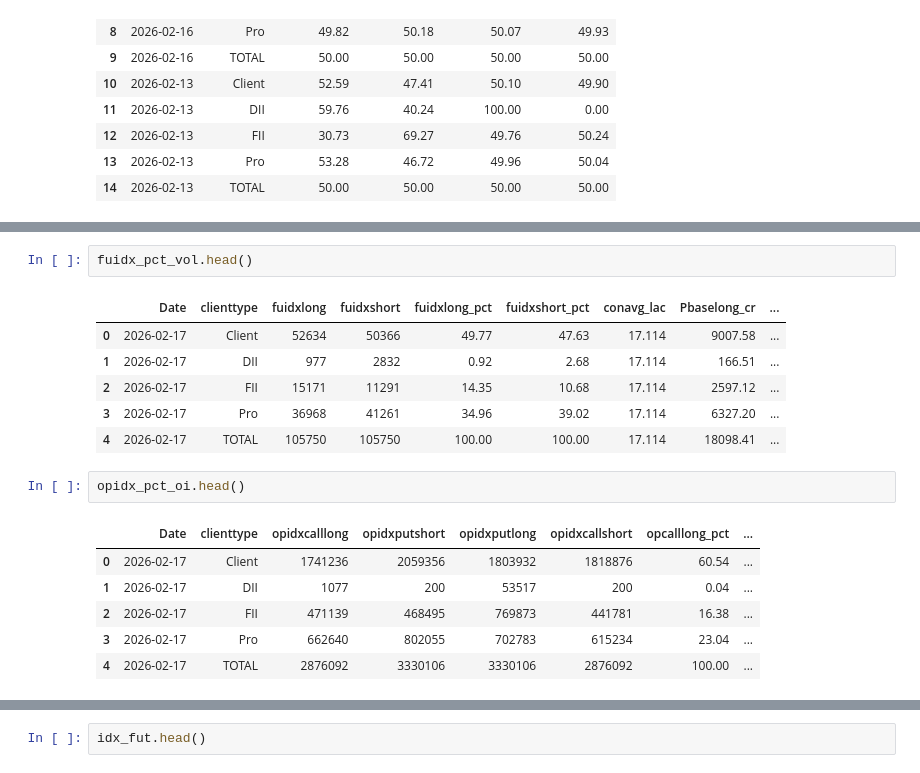
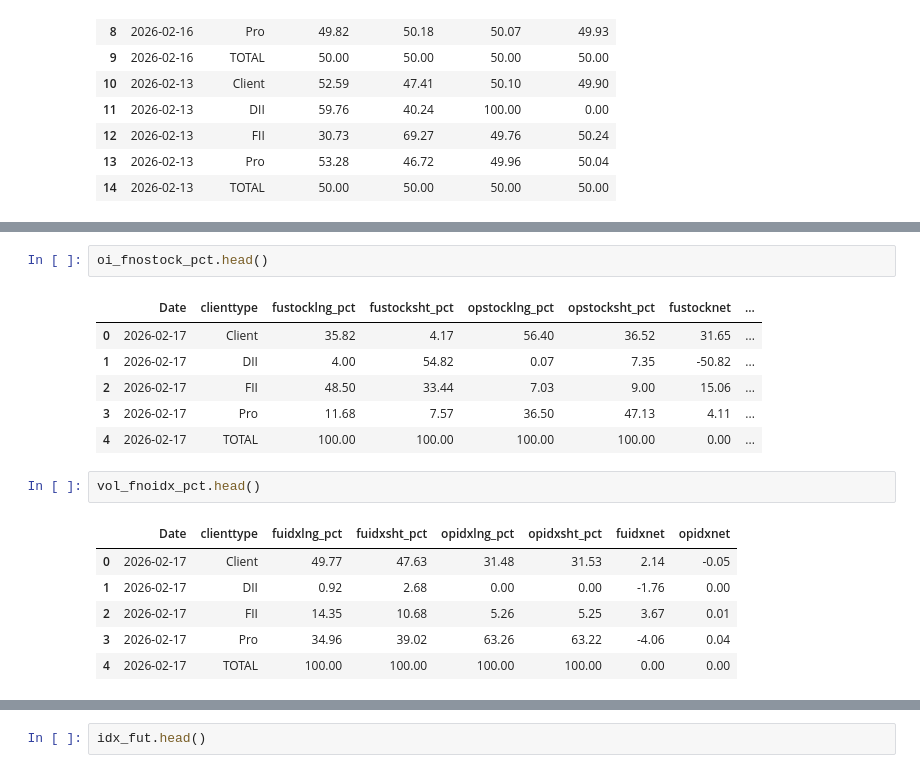
Before and after one commit to shailsun28/stockshortlisting, a Jupyter notebook: Untitled1.ipynb, the cells around one changed output, grey strips where cells are left out. Cells and saved outputs as stored; diff of their text form.

```diff
--- a/Untitled1.ipynb
+++ b/Untitled1.ipynb
@@ -506,21 +507,21 @@ print("The Task Completed Successfully at ", datetime.now())
 The Task start at  2026-02-18 01:59:19.845776
 The Task Completed Successfully at  2026-02-18 01:59:19.998989
 # %%
-fuidx_pct_vol.head()
+oi_fnostock_pct.head()
 # %% [output]
-|  | Date | clienttype | fuidxlong | fuidxshort | fuidxlong_pct | fuidxshort_pct | conavg_lac | Pbaselong_cr | ... |
-| 0 | 2026-02-17 | Client | 52634 | 50366 | 49.77 | 47.63 | 17.114 | 9007.58 | ... |
-| 1 | 2026-02-17 | DII | 977 | 2832 | 0.92 | 2.68 | 17.114 | 166.51 | ... |
-| 2 | 2026-02-17 | FII | 15171 | 11291 | 14.35 | 10.68 | 17.114 | 2597.12 | ... |
-| 3 | 2026-02-17 | Pro | 36968 | 41261 | 34.96 | 39.02 | 17.114 | 6327.20 | ... |
-| 4 | 2026-02-17 | TOTAL | 105750 | 105750 | 100.00 | 100.00 | 17.114 | 18098.41 | ... |
+|  | Date | clienttype | fustocklng_pct | fustocksht_pct | opstocklng_pct | opstocksht_pct | fustocknet | ... |
+| 0 | 2026-02-17 | Client | 35.82 | 4.17 | 56.40 | 36.52 | 31.65 | ... |
+| 1 | 2026-02-17 | DII | 4.00 | 54.82 | 0.07 | 7.35 | -50.82 | ... |
+| 2 | 2026-02-17 | FII | 48.50 | 33.44 | 7.03 | 9.00 | 15.06 | ... |
+| 3 | 2026-02-17 | Pro | 11.68 | 7.57 | 36.50 | 47.13 | 4.11 | ... |
+| 4 | 2026-02-17 | TOTAL | 100.00 | 100.00 | 100.00 | 100.00 | 0.00 | ... |
 # %%
-opidx_pct_oi.head()
+vol_fnoidx_pct.head()
 # %% [output]
-|  | Date | clienttype | opidxcalllong | opidxputshort | opidxputlong | opidxcallshort | opcalllong_pct | ... |
-| 0 | 2026-02-17 | Client | 1741236 | 2059356 | 1803932 | 1818876 | 60.54 | ... |
-| 1 | 2026-02-17 | DII | 1077 | 200 | 53517 | 200 | 0.04 | ... |
-| 2 | 2026-02-17 | FII | 471139 | 468495 | 769873 | 441781 | 16.38 | ... |
-| 3 | 2026-02-17 | Pro | 662640 | 802055 | 702783 | 615234 | 23.04 | ... |
-| 4 | 2026-02-17 | TOTAL | 2876092 | 3330106 | 3330106 | 2876092 | 100.00 | ... |
+|  | Date | clienttype | fuidxlng_pct | fuidxsht_pct | opidxlng_pct | opidxsht_pct | fuidxnet | opidxnet |
+| 0 | 2026-02-17 | Client | 49.77 | 47.63 | 31.48 | 31.53 | 2.14 | -0.05 |
+| 1 | 2026-02-17 | DII | 0.92 | 2.68 | 0.00 | 0.00 | -1.76 | 0.00 |
+| 2 | 2026-02-17 | FII | 14.35 | 10.68 | 5.26 | 5.25 | 3.67 | 0.01 |
+| 3 | 2026-02-17 | Pro | 34.96 | 39.02 | 63.26 | 63.22 | -4.06 | 0.04 |
+| 4 | 2026-02-17 | TOTAL | 100.00 | 100.00 | 100.00 | 100.00 | 0.00 | 0.00 |
 # %%
```
Also changed, not shown: parts of 8 cells of this notebook.
